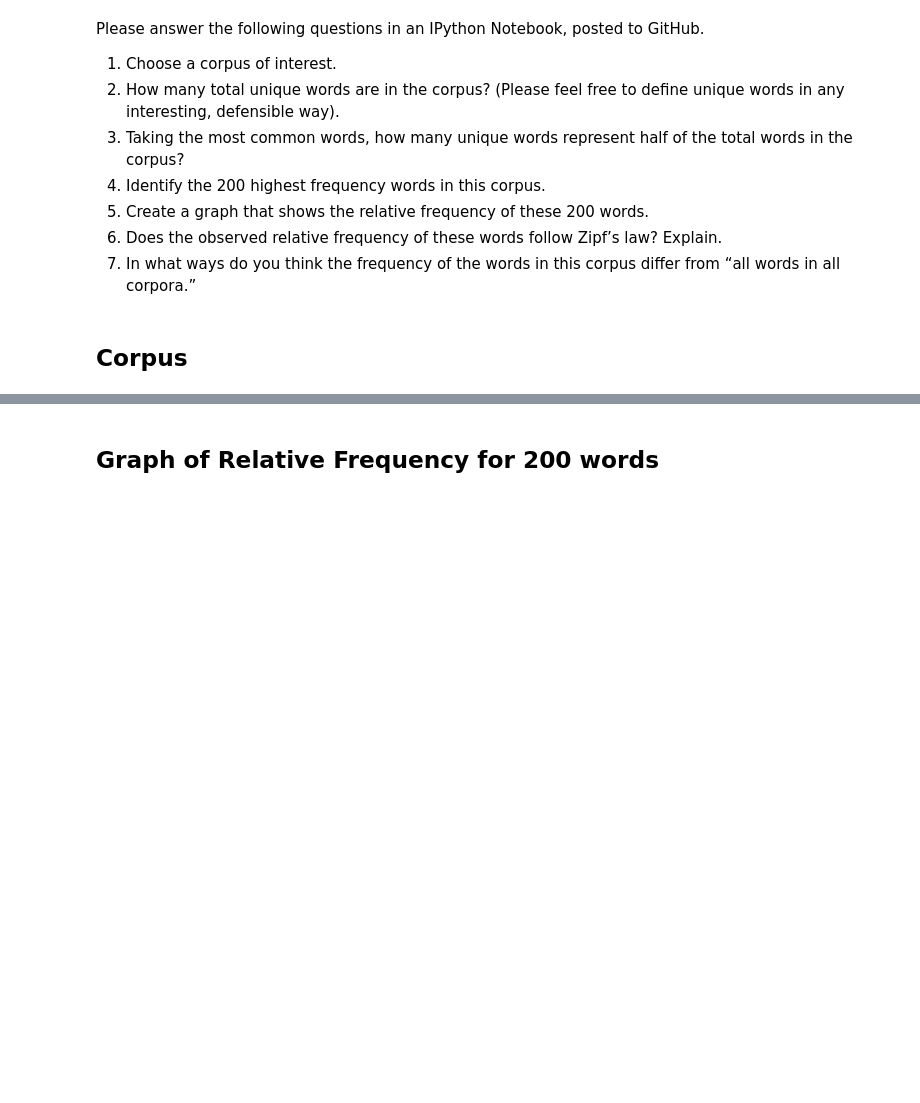
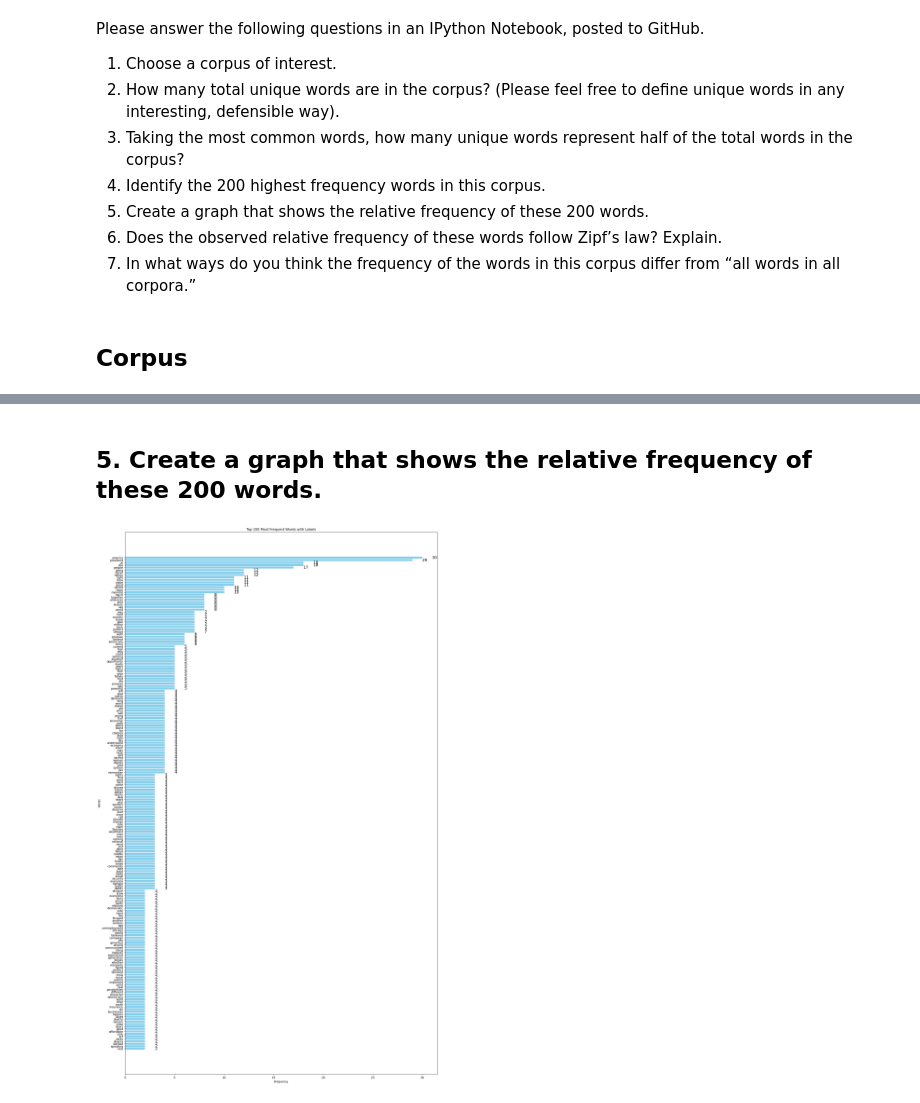
Before and after one commit to moham6839/Data_620_Web_Analytics, a Jupyter notebook: Week 8 Assignment/Week 8 Assignment - High Frequency Words_eddie.ipynb, the cells around one changed output, grey strips where cells are left out. Cells and saved outputs as stored; diff of their text form; code cells hidden in the pictures; blank space fills up the shorter version.

```diff
--- a/Week 8 Assignment/Week 8 Assignment - High Frequency Words_eddie.ipynb
+++ b/Week 8 Assignment/Week 8 Assignment - High Frequency Words_eddie.ipynb
@@ -68,0 +66,3 @@ NameError: name 'gen_all' is not defined
+# %%
+# tokenize text
+speech_words = nltk.word_tokenize(text, language='english')
@@ -68,0 +73,6 @@ NameError: name 'gen_all' is not defined
+# %%
+# remove single characters
+speech_words = [word for word in speech_words if len(word) > 1]
+
+# remove stopwords
+speech_words = [word for word in speech_words if word not in sw_set]
@@ -68,0 +85,3 @@ NameError: name 'gen_all' is not defined
+# %%
+# count word frequencies
+speech_word_freqs = nltk.FreqDist(speech_words)
@@ -88,0 +133,3 @@ NameError: name 'gen' is not defined
+# %%
+most_common_words = speech_word_freqs.most_common(200)
+most_common_words
@@ -89,2 +154,2 @@ NameError: name 'gen' is not defined
 # %% [markdown]
-## Graph of Relative Frequency for 200 words
+## 5. Create a graph that shows the relative frequency of these 200 words.
@@ -90,0 +160,19 @@ NameError: name 'gen' is not defined
+# %%
+plt.figure(figsize=(20, 35))
+bars = plt.barh([word for word, _ in most_common_words], [freq for _, freq in most_common_words], color='skyblue')
+
+# Add data labels
+for bar, (word, freq) in zip(bars, most_common_words):
+    plt.text(bar.get_width() + 1,  # X-coordinate (right of the bar)
+             bar.get_y() + bar.get_height()/2,  # Y-coordinate (center of the bar)
+             str(freq),  # Display the frequency
+             va='center', ha='left', color='black', fontsize=14)
+
+# Labels and title
+plt.xlabel('Frequency')
+plt.ylabel('Words')
+plt.title('Top 200 Most Frequent Words with Labels')
+plt.gca().invert_yaxis()  # Invert y-axis to show the highest frequency on top
+plt.show()
+# %% [output]
+[figure, added]
```
Also changed, not shown: parts of 33 cells of this notebook.
